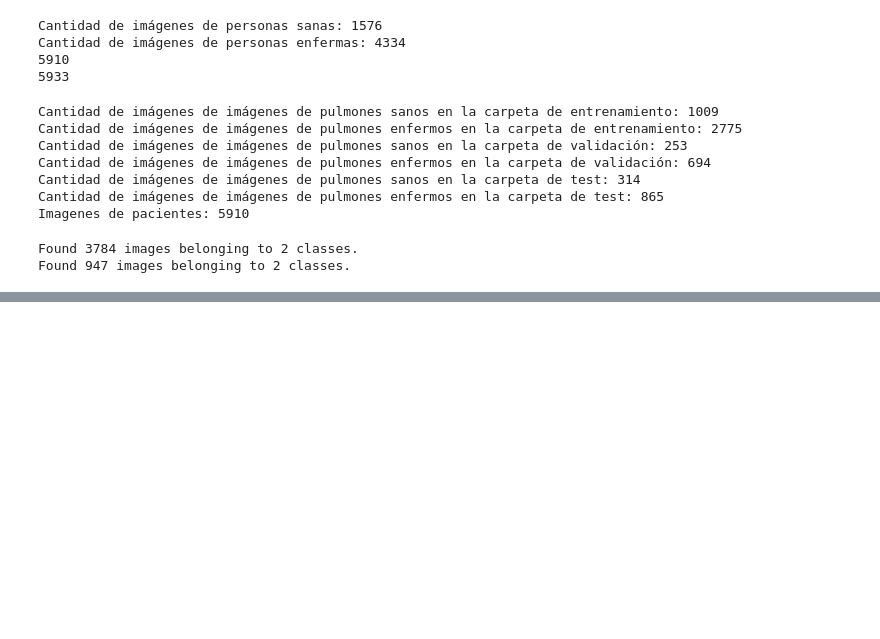
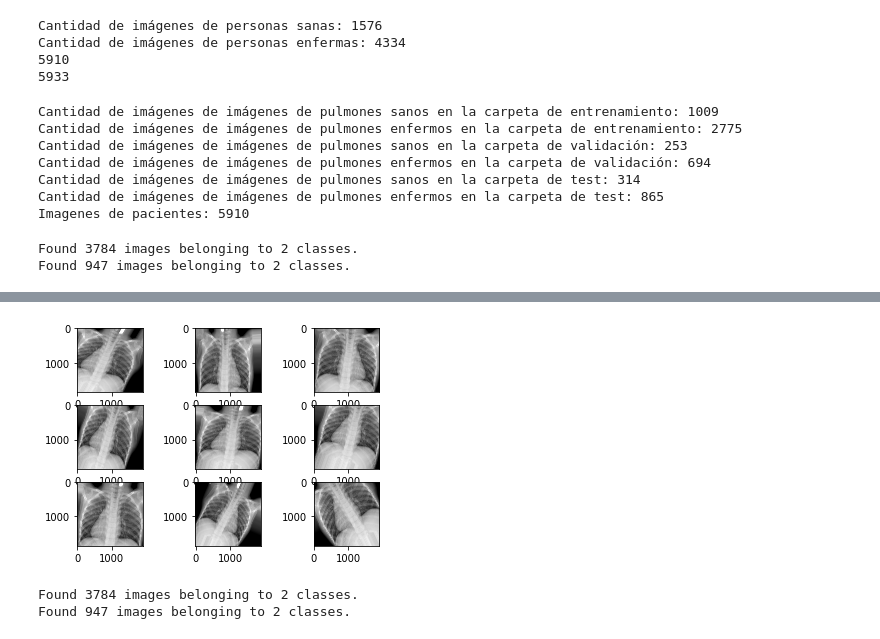
Before and after one commit to Popou123/Trabajo-Jaime-Rodriguez-Albuin, a Jupyter notebook: TFG.ipynb, the cells around one changed output, grey strips where cells are left out. Saved outputs shown, nothing was run; the diff lists cells and outputs as text; code cells hidden in the pictures; blank space fills up the shorter version.

```diff
--- a/TFG.ipynb
+++ b/TFG.ipynb
@@ -400,0 +476,64 @@ Epoch 30/30
+# %%
+#Ahora probaremos a modificar datos. Como no disponemos de más imágenes tendremos que realizar pequeñas modificaciones sobre las que ya poseemos:
+generador_datos = ImageDataGenerator(
+    #Rango de grado de rotación
+    rotation_range=40,
+    #Rango de anchura que se modificará
+    width_shift_range=0.15,
+    #Rango de altura que se modificará
+    height_shift_range=0.15,
+    #Rango de zoom
+    zoom_range=0.15,
+    #Si a algunas imágenes se les dará la vuelta horizontalmente
+    horizontal_flip=True,
+    #Qué hacer con los nuevos píxeles. En nuestro caso que obtengan el valor del píxel original más cercano
+    fill_mode='nearest'
+)
+# %%
+from keras.preprocessing.image import load_img
+from keras.preprocessing.image import img_to_array
+from matplotlib import pyplot
+from numpy import expand_dims
+
+#Cargamos la imagen de ejemplo
+imagen_prueba = load_img(directorio_train + '/normal/NORMAL2-IM-0401-0001.jpeg')
+#La transformamos a array de numpy para poder tratarla
+array = img_to_array(imagen_prueba)
+#Le añadimos un eje más, ya que
+muestra = expand_dims(array,0)
+iterador = generador_datos.flow(muestra,batch_size=1)
+
+for i in range(9):
+  pyplot.subplot(330 + 1 + i)
+	#Generamos un batch de imágenes
+  batch = iterador.next()
+	#Cambiamos los valores del array a enteros sin signo para poder mostrarlos con pyplot
+  image = batch[0].astype('uint8')
+	#Mostramos la imagen
+  pyplot.imshow(image)
+#Mostramos la figura entera
+pyplot.show()
+# %% [output]
+[figure, added]
+# %%
+#Ahora entrenaremos la red con este nuevo generador. Solo lo aplicaremos para las imágenes de entrenamiento, y no con las de validación.
+
+datagen_entrenamiento = generador_datos
+datagen_validacion = ImageDataGenerator(rescale=1./255)
+
+generador_entrenamiento = datagen_entrenamiento.flow_from_directory(
+    directorio_train,
+    target_size=(150,150),
+    batch_size=20,
+    class_mode='binary'
+)
+
+generador_validacion = datagen_validacion.flow_from_directory(
+    directorio_validation,
+    target_size=(150,150),
+    batch_size=20,
+    class_mode='binary'
+)
+# %% [output]
+Found 3784 images belonging to 2 classes.
+Found 947 images belonging to 2 classes.
```
Also changed, not shown: parts of 18 cells of this notebook.
